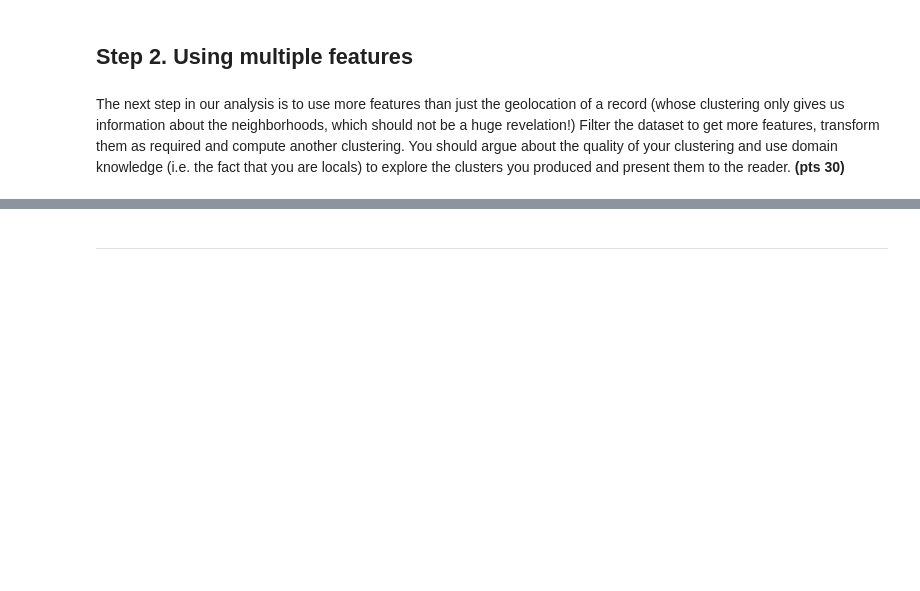
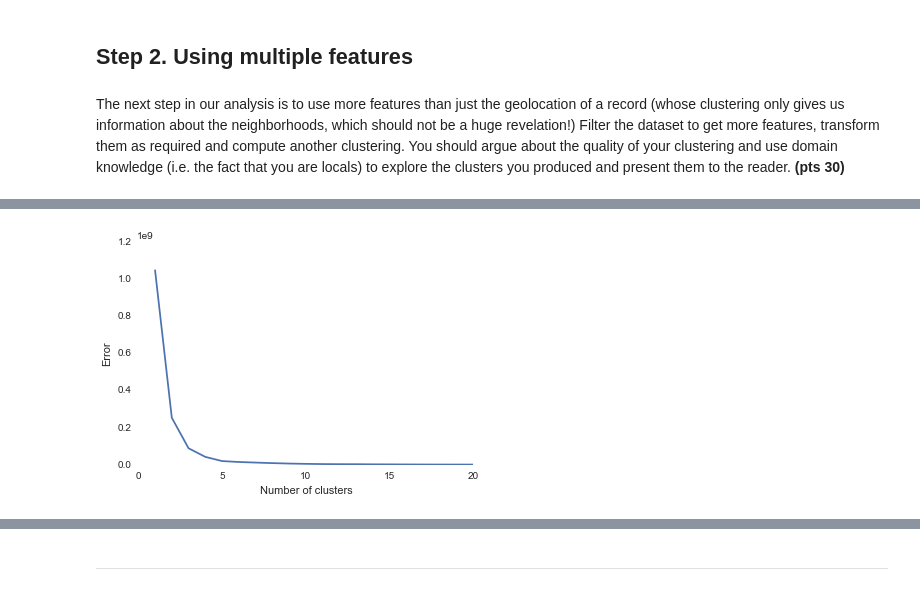
Before and after one commit to andrewenze/spring-2015-homeworks, a Jupyter notebook: submissions/Homework-3/3.Clustering.ipynb, the cells around one changed output, grey strips where cells are left out. Saved outputs shown, nothing was run; the diff lists cells and outputs as text; code cells hidden in the pictures; blank space fills up the shorter version.

Commit message:
Updates on Step 3, finding new clusters.

```diff
--- a/submissions/Homework-3/3.Clustering.ipynb
+++ b/submissions/Homework-3/3.Clustering.ipynb
@@ -118,0 +136,19 @@ evaluate_clusters(Xtrain,20)
+# %%
+# Another way to process data
+# but with missing values like NaN
+features_2 = boston[['LATITUDE','LONGITUDE','fire_district','city_council_district','neighborhood_services_district','precinct','LOCATION_ZIPCODE','Property_ID']]
+proc = preprocessing.Imputer(missing_values='NaN')
+features_2 = proc.fit_transform(features_2)
+
+# Standardize
+features_2 = preprocessing.StandardScaler().fit_transform(features_2)
+# %%
+# Adding features that are non-numeric values, such as 'CASE_TITLE'
+# str_feature = boston['CASE_TITLE']
+# str_feature = [boston['CASE_TITLE'].notnull()]
+
+enc = preprocessing.LabelEncoder()
+uniq = pd.Series(boston['CASE_TITLE'].values.ravel()).unique()
+enc.fit(uniq)
+list(enc.classes_)
+features_3 = enc.transform(boston['CASE_TITLE'])
@@ -118,0 +160,11 @@ evaluate_clusters(Xtrain,20)
+# %%
+# Merge Features 2 & 3
+f2 = features_2.tolist()
+f3 = features_3.tolist()
+
+l = len(features_3)
+
+for i in range(l):
+    f2[i].append(f3[i])
+
+features = np.array(f2)
@@ -119 +185,9 @@ evaluate_clusters(Xtrain,20)
+# %%
+# evaluate_clusters(Xtrain,20)
+
+evaluate_clusters(features,20)
+
+# Based on this graph, we decide clusters=7 is a good choice
+# %% [output]
+[figure, added]
 # %%
```
Also changed, not shown: parts of 13 cells of this notebook.
